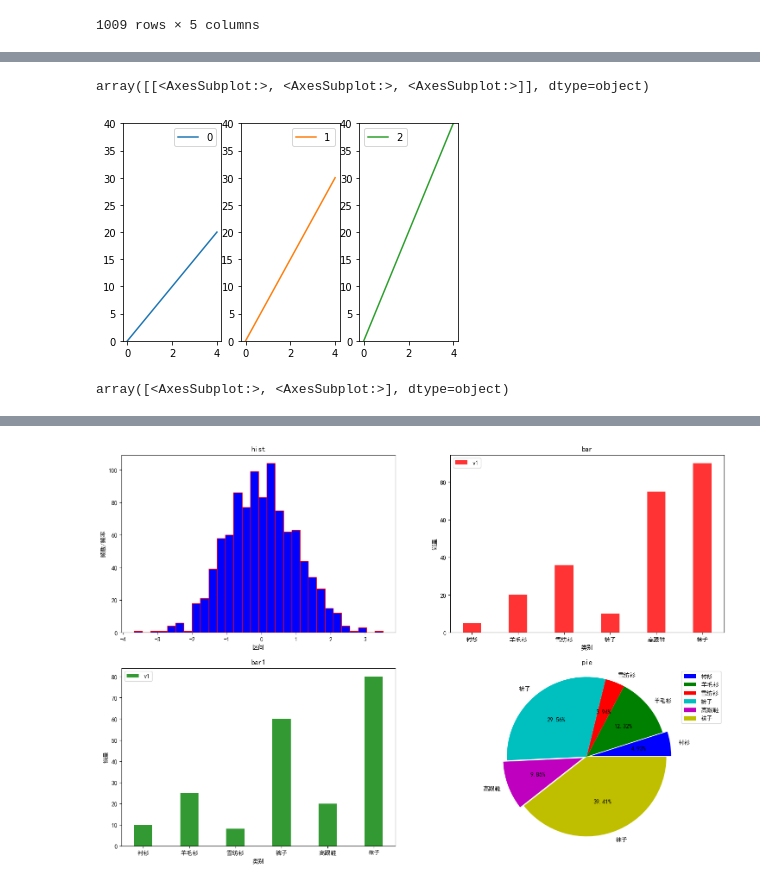
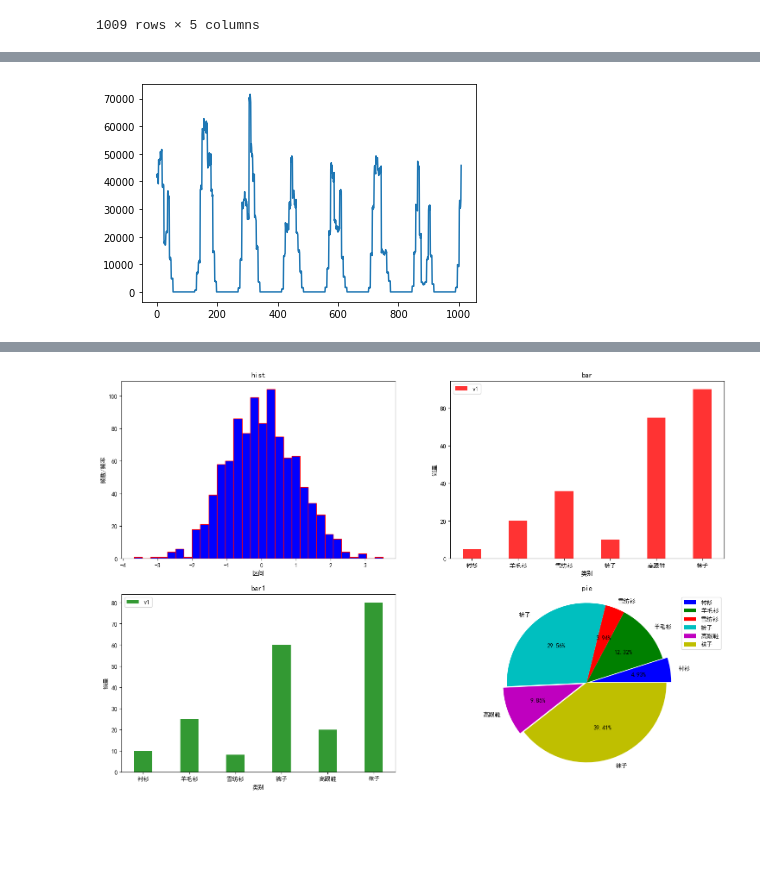
Before and after one commit to pmzhu444/CloudSimPerSimple, a Jupyter notebook: experiment_data/Untitled1.ipynb, the cells around one changed output, grey strips where cells are left out. Saved outputs shown, nothing was run; the diff lists cells and outputs as text; code cells hidden in the pictures; blank space fills up the shorter version.

```diff
--- a/experiment_data/Untitled1.ipynb
+++ b/experiment_data/Untitled1.ipynb
@@ -5,6 +5,8 @@ import pandas as pd
 import matplotlib
 #matplotlib.rcParams['backend'] = 'SVG'
 import matplotlib.pyplot as plt
+
+plt.rc('font',family='Times New Roman')
 # %%
 df = pd.read_csv("./file/4_11/test.csv", sep=",")
 df = df.drop(['Unnamed: 15'], axis=1)
@@ -109,15 +94,5 @@ AttributeError: 'AxesSubplot' object has no attribute 'xlim'
-# %%
-x = np.linspace(0,10,5)
-y1 = 2*x
-y2 = 3*x
-y3 = 4*x
-
-df = pd.DataFrame(data=zip(*[y1,y2,y3]))
-df.plot(subplots=True, layout=(1,3), ylim=[0,40])
-# %% [output]
-array([[<AxesSubplot:>, <AxesSubplot:>, <AxesSubplot:>]], dtype=object)
-[figure, removed]
-# %%
-axes
-# %% [output]
-array([<AxesSubplot:>, <AxesSubplot:>], dtype=object)
+# %%
+plt.plot(df_ReSupply_solar['CR'])
+plt.show()
+# %% [output]
+[figure, added]
```
Also changed, not shown: parts of 3 cells of this notebook.
